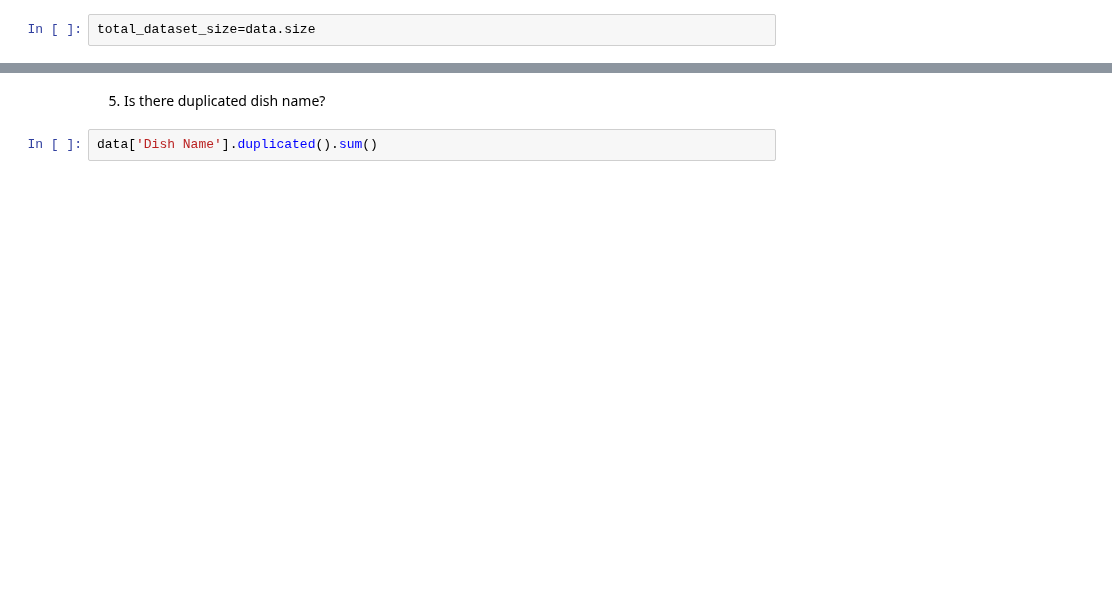
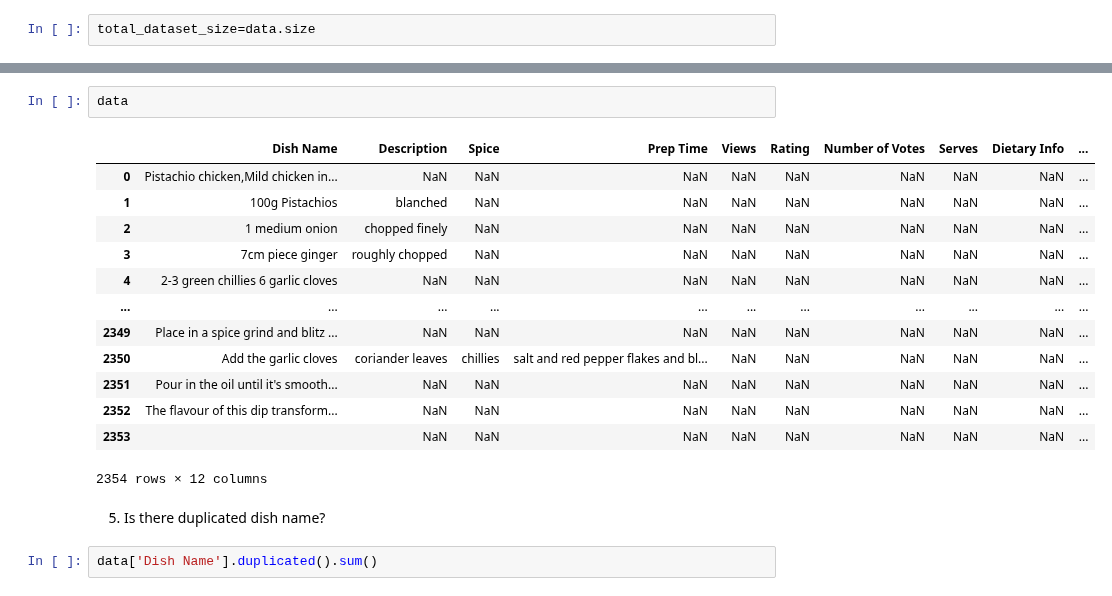
Before and after one commit to Sevinj-joy/Matplotlib_examples, a Jupyter notebook: Indian_healthy_recipe/IndianHealthyRecipe.ipynb, the cells around one changed output, grey strips where cells are left out. Drawn from its saved outputs; the diff is of its cells as text; blank space fills up the shorter version.

```diff
--- a/Indian_healthy_recipe/IndianHealthyRecipe.ipynb
+++ b/Indian_healthy_recipe/IndianHealthyRecipe.ipynb
@@ -116,3 +127,19 @@ Name: count, Length: 149, dtype: int64
+# %%
+data
+# %% [output]
+|  | Dish Name | Description | Spice | Prep Time | Views | Rating | Number of Votes | Serves | Dietary Info | ... |
+| 0 | Pistachio chicken,Mild chicken in... | NaN | NaN | NaN | NaN | NaN | NaN | NaN | NaN | ... |
+| 1 | 100g Pistachios | blanched | NaN | NaN | NaN | NaN | NaN | NaN | NaN | ... |
+| 2 | 1 medium onion | chopped finely | NaN | NaN | NaN | NaN | NaN | NaN | NaN | ... |
+| 3 | 7cm piece ginger | roughly chopped | NaN | NaN | NaN | NaN | NaN | NaN | NaN | ... |
+| 4 | 2-3 green chillies 6 garlic cloves | NaN | NaN | NaN | NaN | NaN | NaN | NaN | NaN | ... |
+| ... | ... | ... | ... | ... | ... | ... | ... | ... | ... | ... |
+| 2349 | Place in a spice grind and blitz ... | NaN | NaN | NaN | NaN | NaN | NaN | NaN | NaN | ... |
+| 2350 | Add the garlic cloves | coriander leaves | chillies | salt and red pepper flakes and bl... | NaN | NaN | NaN | NaN | NaN | ... |
+| 2351 | Pour in the oil until it's smooth... | NaN | NaN | NaN | NaN | NaN | NaN | NaN | NaN | ... |
+| 2352 | The flavour of this dip transform... | NaN | NaN | NaN | NaN | NaN | NaN | NaN | NaN | ... |
+| 2353 |  | NaN | NaN | NaN | NaN | NaN | NaN | NaN | NaN | ... |
+2354 rows × 12 columns
 # %% [markdown]
 5.	Is there duplicated dish name?
 # %%
```
Also changed, not shown: parts of 18 cells of this notebook.
